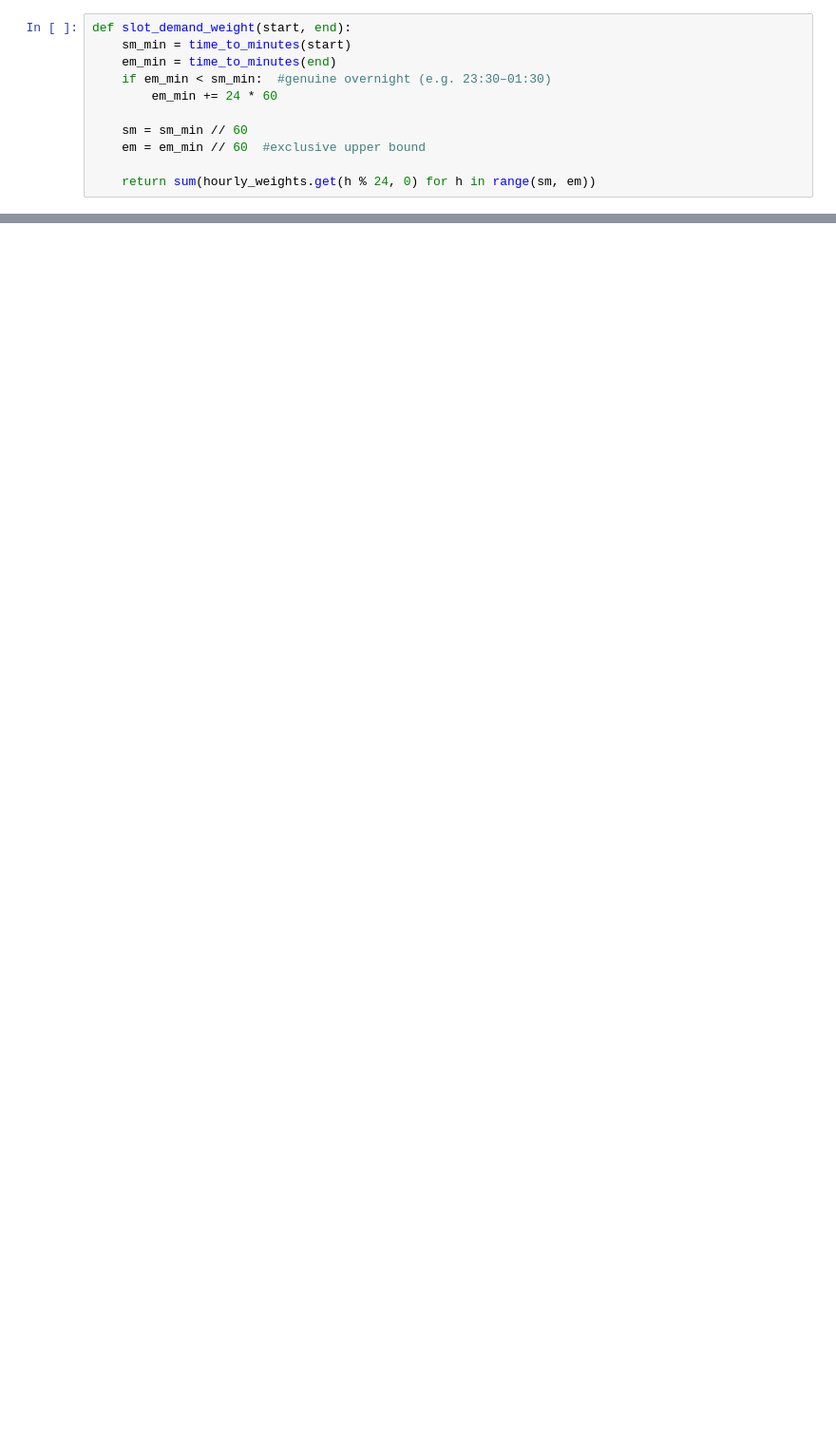
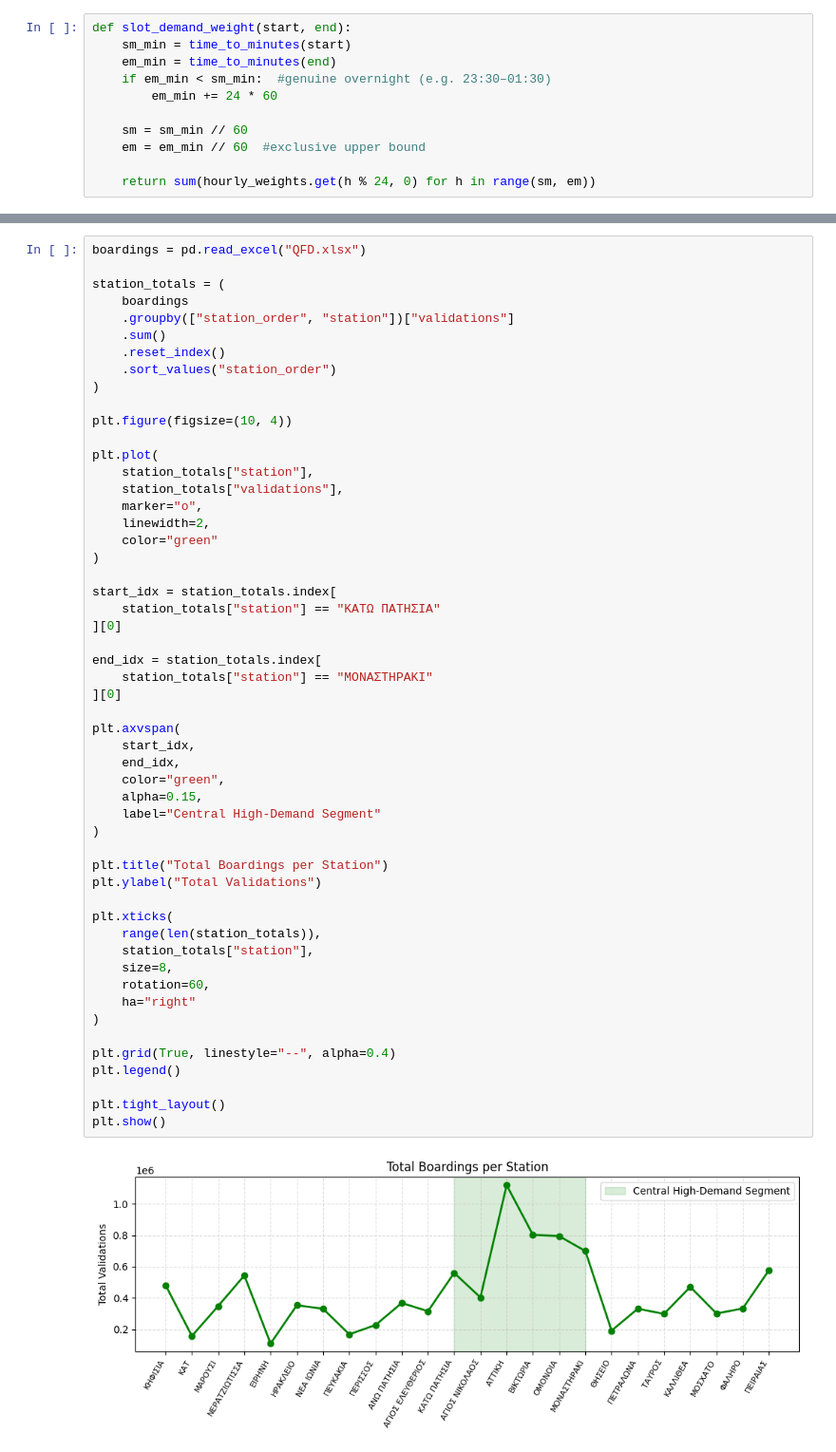
Before and after one commit to romgzn/Athens_Line1_Quality_Analysis, a Jupyter notebook: line1_simulation_realdata.ipynb, the cells around one changed output, grey strips where cells are left out. Shown at 95% size. Drawn from its saved outputs; the diff is of its cells as text; blank space fills up the shorter version.

```diff
--- a/line1_simulation_realdata.ipynb
+++ b/line1_simulation_realdata.ipynb
@@ -458,0 +582,55 @@ plt.show()
+# %%
+boardings = pd.read_excel("QFD.xlsx")
+
+station_totals = (
+    boardings
+    .groupby(["station_order", "station"])["validations"]
+    .sum()
+    .reset_index()
+    .sort_values("station_order")
+)
+
+plt.figure(figsize=(10, 4))
+
+plt.plot(
+    station_totals["station"],
+    station_totals["validations"],
+    marker="o",
+    linewidth=2,
+    color="green"
+)
+
+start_idx = station_totals.index[
+    station_totals["station"] == "ΚΑΤΩ ΠΑΤΗΣΙΑ"
+][0]
+
+end_idx = station_totals.index[
+    station_totals["station"] == "ΜΟΝΑΣΤΗΡΑΚΙ"
+][0]
+
+plt.axvspan(
+    start_idx,
+    end_idx,
+    color="green",
+    alpha=0.15,
+    label="Central High-Demand Segment"
+)
+
+plt.title("Total Boardings per Station")
+plt.ylabel("Total Validations")
+
+plt.xticks(
+    range(len(station_totals)),
+    station_totals["station"],
+    size=8,
+    rotation=60,
+    ha="right"
+)
+
+plt.grid(True, linestyle="--", alpha=0.4)
+plt.legend()
+
+plt.tight_layout()
+plt.show()
+# %% [output]
+[figure, added]
```
Also changed, not shown: parts of 24 cells of this notebook.
